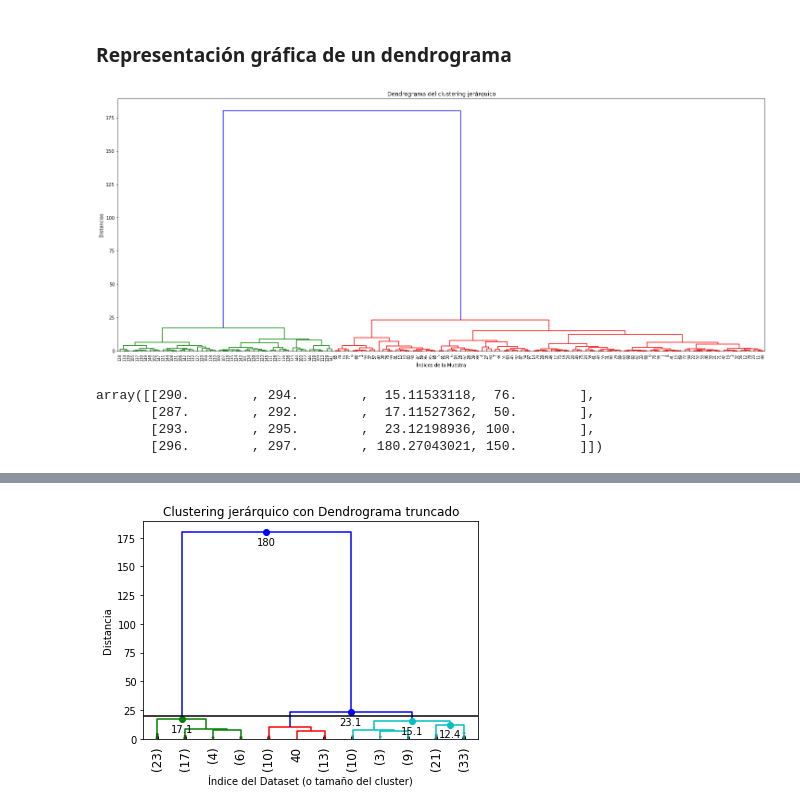
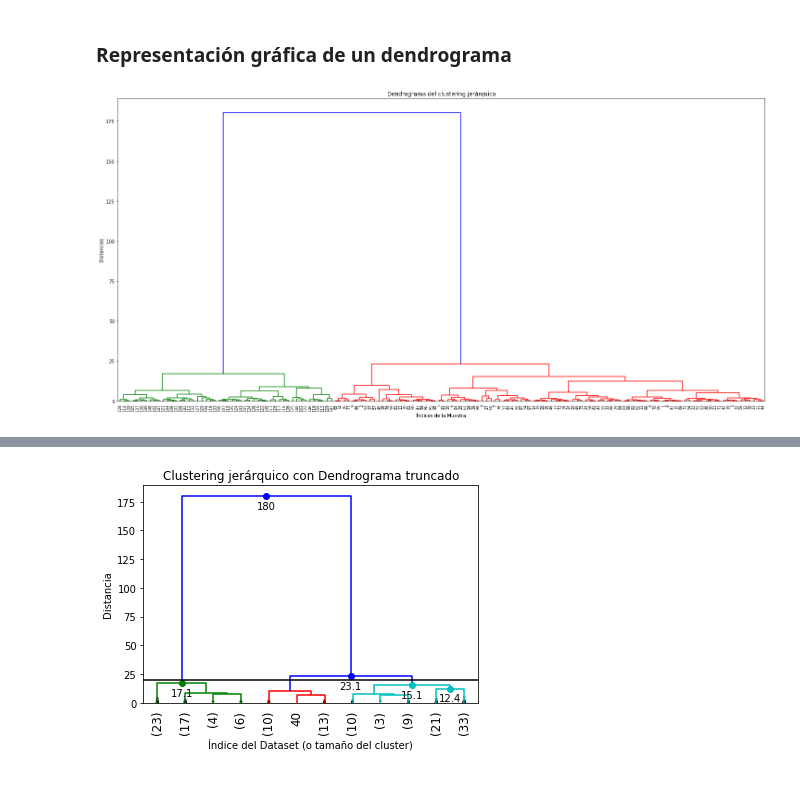
Before and after one commit to dasafo/python-ml-course, a Jupyter notebook: notebooks/T6 - 2 - Clustering Jerárquico.ipynb, the cells around one changed output, grey strips where cells are left out. Cells and saved outputs as stored; diff of their text form; code cells hidden in the pictures.

```diff
--- a/notebooks/T6 - 2 - Clustering Jerárquico.ipynb
+++ b/notebooks/T6 - 2 - Clustering Jerárquico.ipynb
@@ -104,18 +106,14 @@ plt.show()
 # %% [markdown]
 ### Representación gráfica de un dendrograma
 # %%
-plt.figure(figsize=(25,10))
+plt.figure(figsize=(25,12))
 plt.title("Dendrograma del clustering jerárquico")
 plt.xlabel("Índices de la Muestra")
 plt.ylabel("Distancias")
 dendrogram(Z, leaf_rotation=90., leaf_font_size=8.0, color_threshold=0.7*180)
+#color_threshold para poner el umbral a partir del cual queremos dibujar cluster diferentes(por defecto 70% distnacia)
+#0.7 viene de 70% y multiplicado por 180, hemos trampeado un poco porque sabemos que la distancia es de 180
+#entre los dos grandes bloques
 plt.show()
 # %% [output]
-[figure, old version]
+[figure, new version]
-# %%
-Z[-4:,]
-# %% [output]
-array([[290.        , 294.        ,  15.11533118,  76.        ],
-       [287.        , 292.        ,  17.11527362,  50.        ],
-       [293.        , 295.        ,  23.12198936, 100.        ],
-       [296.        , 297.        , 180.27043021, 150.        ]])
```
Also changed, not shown: parts of 20 cells of this notebook, 1 other file.
